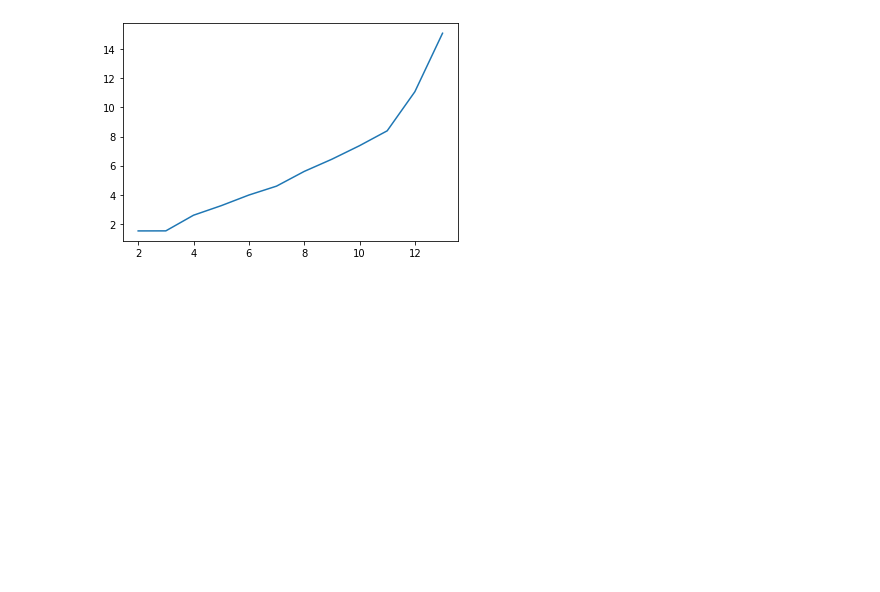
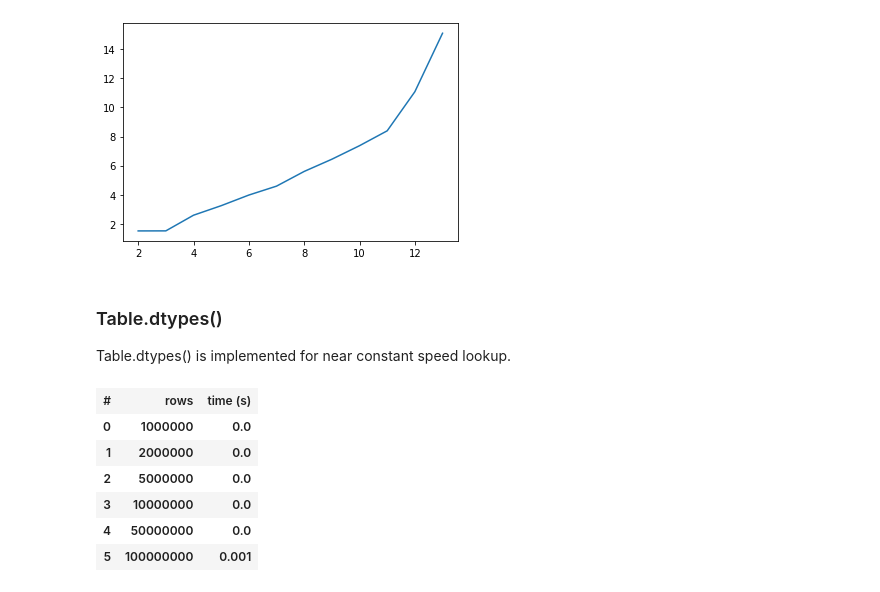
Before and after one commit to root-11/tablite, a Jupyter notebook: benchmarks.ipynb, the cells around one changed output. Saved outputs shown, nothing was run; the diff lists cells and outputs as text; code cells hidden in the pictures; blank space fills up the shorter version.

Commit message:
Added benchmarks for Table.dtypes()

```diff
--- a/benchmarks.ipynb
+++ b/benchmarks.ipynb
@@ -555,3 +559,26 @@ plt.plot(getitem_results['n columns'], getitem_results['time (s)'])
 plt.show()
 # %% [output]
 [figure]
+# %% [markdown]
+### Table.dtypes()
+
+Table.dtypes() is implemented for near constant speed lookup.
+# %%
+dtypes_results = Table()
+dtypes_results.add_columns("rows", "time (s)")
+
+for table in tables:
+    start_time = perf_counter()
+    dt = table.dtypes()
+    end_time = perf_counter()
+    dtypes_results.add_rows( len(table), round(end_time-start_time, 3) )
+
+dtypes_results
+# %% [output]
+| # | rows | time (s) |
+| 0 | 1000000 | 0.0 |
+| 1 | 2000000 | 0.0 |
+| 2 | 5000000 | 0.0 |
+| 3 | 10000000 | 0.0 |
+| 4 | 50000000 | 0.0 |
+| 5 | 100000000 | 0.001 |
```
Also changed, not shown: parts of 2 cells of this notebook.
